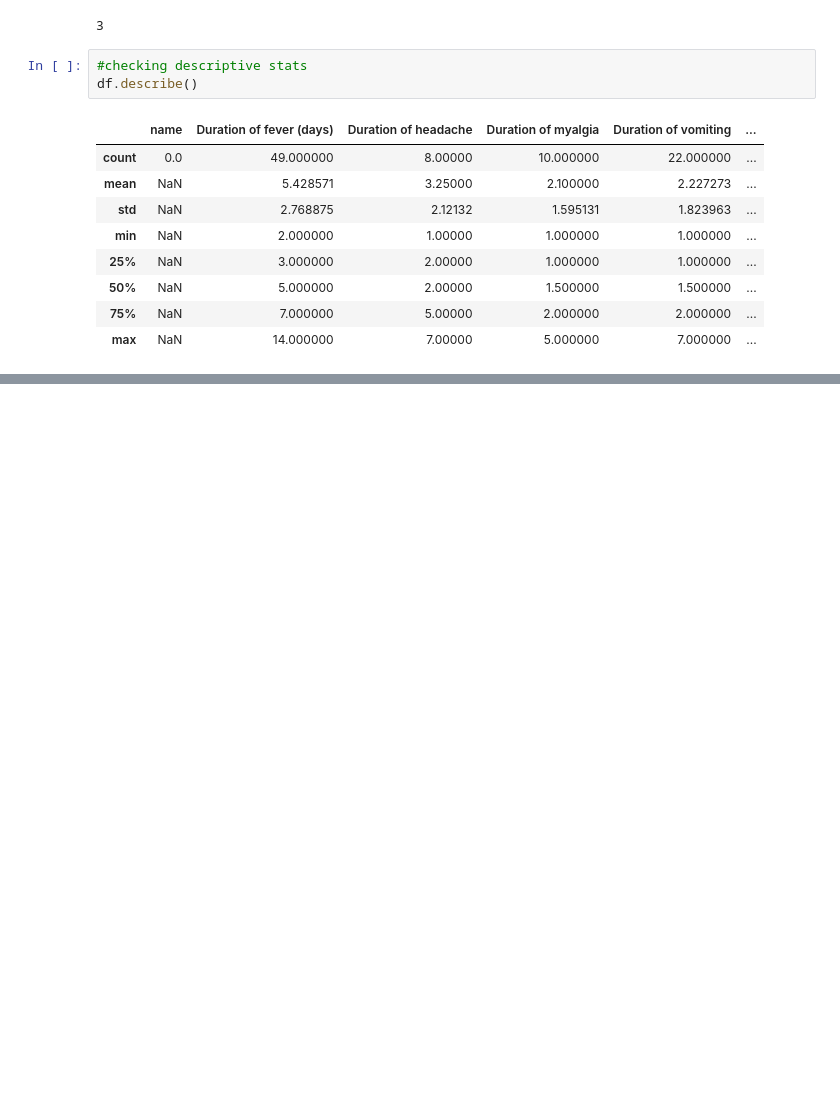
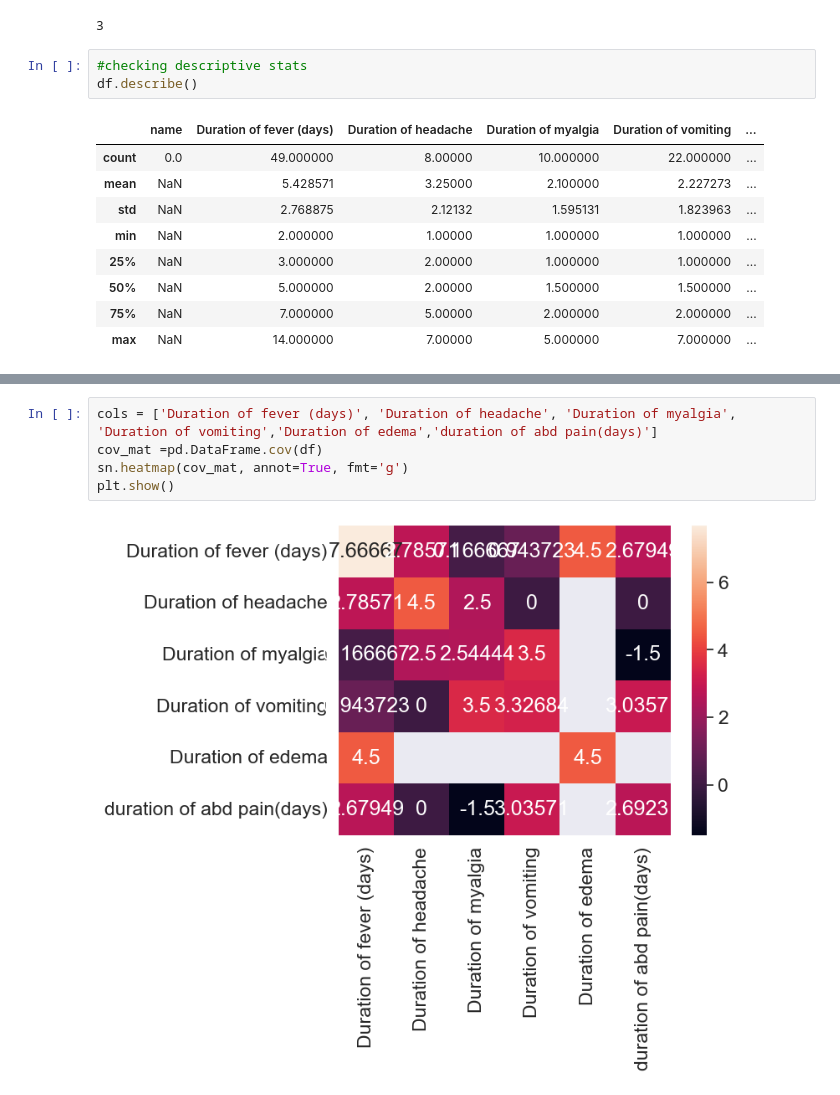
Before and after one commit to vikixx13/medset, a Jupyter notebook: medset.ipynb, the cells around one changed output, grey strips where cells are left out. Drawn from its saved outputs; the diff is of its cells as text; blank space fills up the shorter version.

```diff
--- a/medset.ipynb
+++ b/medset.ipynb
@@ -88,0 +108,7 @@ testing
+# %%
+cols = ['Duration of fever (days)', 'Duration of headache', 'Duration of myalgia', 'Duration of vomiting','Duration of edema','duration of abd pain(days)']
+cov_mat =pd.DataFrame.cov(df)
+sn.heatmap(cov_mat, annot=True, fmt='g')
+plt.show()
+# %% [output]
+[figure, added]
```
Also changed, not shown: parts of 15 cells of this notebook, 1 other file.
